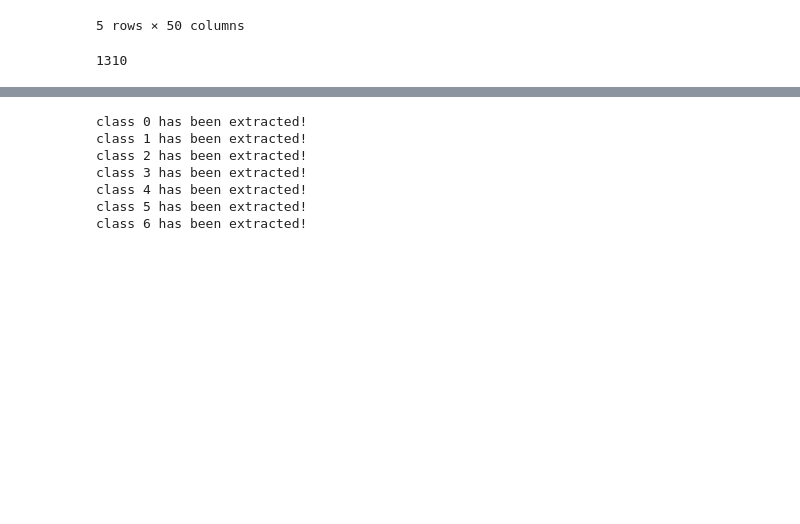
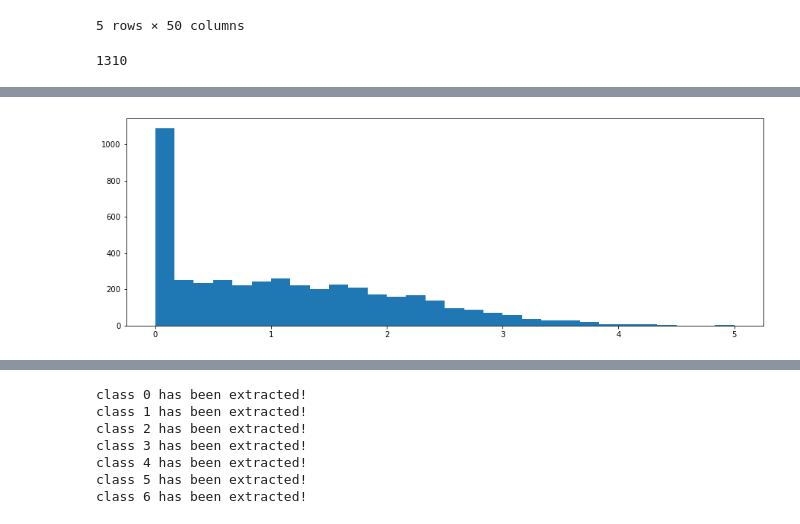
Before and after one commit to FengBotao119/Graduation-Project, a Jupyter notebook: Preprocessing.ipynb, the cells around one changed output, grey strips where cells are left out. Drawn from its saved outputs; the diff is of its cells as text; code cells hidden in the pictures; blank space fills up the shorter version.

```diff
--- a/Preprocessing.ipynb
+++ b/Preprocessing.ipynb
@@ -576,0 +622,6 @@ int(counts/6)
+# %%
+plt.figure(figsize=(15,5))
+plt.hist(train_data[train_data.label==3][train_data[train_data.label==3].confidence>0.3][" AU25_r"],bins=30)
+plt.show()
+# %% [output]
+[figure, added]
```
Also changed, not shown: parts of 13 cells of this notebook, 9 other files.
